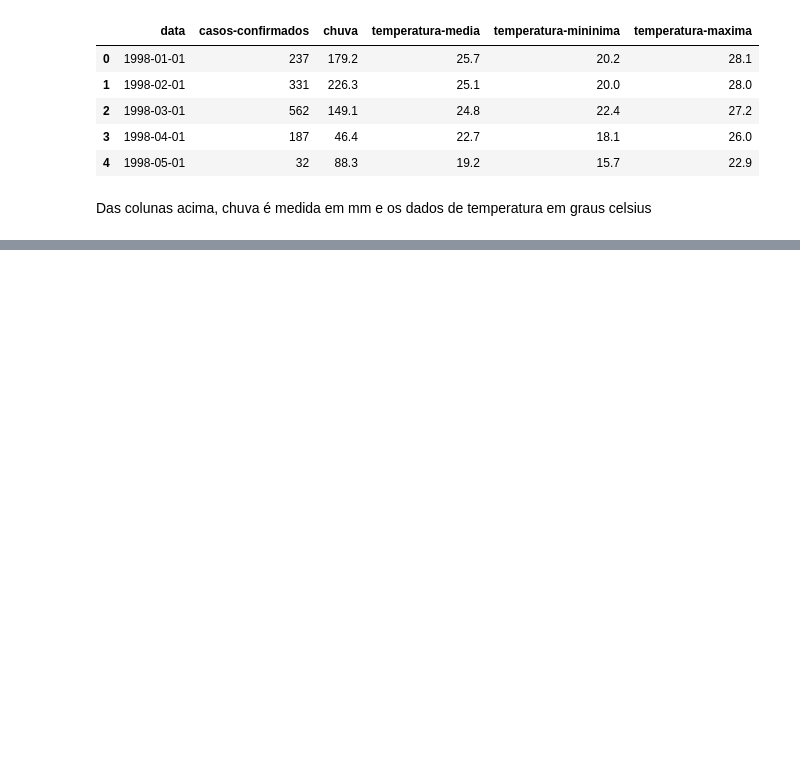
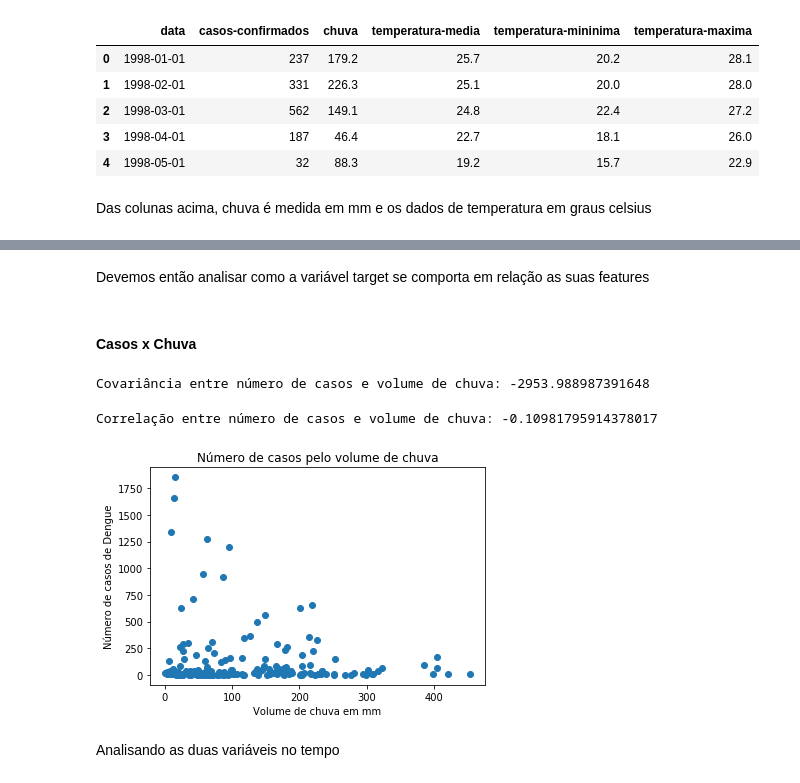
Before and after one commit to NicolasCho/Projeto2_CDados, a Jupyter notebook: Projeto_2_CDados_NicolasCho.ipynb, the cells around one changed output, grey strips where cells are left out. Saved outputs shown, nothing was run; the diff lists cells and outputs as text; code cells hidden in the pictures; blank space fills up the shorter version.

```diff
--- a/Projeto_2_CDados_NicolasCho.ipynb
+++ b/Projeto_2_CDados_NicolasCho.ipynb
@@ -42,0 +106,27 @@ dados.head()
+# %% [markdown]
+Devemos então analisar como a variável target se comporta em relação as suas features
+# %% [markdown]
+#### Casos x Chuva
+# %%
+#COVARIÂNCIA
+cov_chuva = dados_filtrados['casos-confirmados'].cov(dados_filtrados['chuva'])
+print('Covariância entre número de casos e volume de chuva:', cov_chuva)
+# %% [output]
+Covariância entre número de casos e volume de chuva: -2953.988987391648
+# %%
+#CORRELAÇÃO
+corr_chuva = dados_filtrados['casos-confirmados'].corr(dados_filtrados['chuva'])
+print('Correlação entre número de casos e volume de chuva:', corr_chuva)
+# %% [output]
+Correlação entre número de casos e volume de chuva: -0.10981795914378017
+# %%
+#HISTOGRAMA
+plt.scatter(dados_filtrados['chuva'], dados_filtrados['casos-confirmados'])
+plt.title('Número de casos pelo volume de chuva')
+plt.xlabel('Volume de chuva em mm')
+plt.ylabel('Número de casos de Dengue')
+plt.show()
+# %% [output]
+[figure, added]
+# %% [markdown]
+Analisando as duas variáveis no tempo
```
Also changed, not shown: parts of 30 cells of this notebook.
